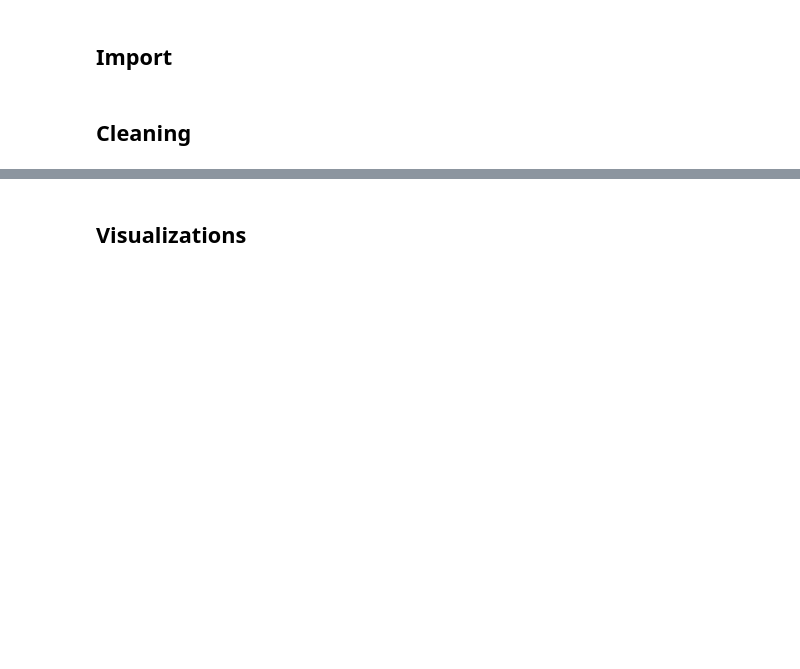
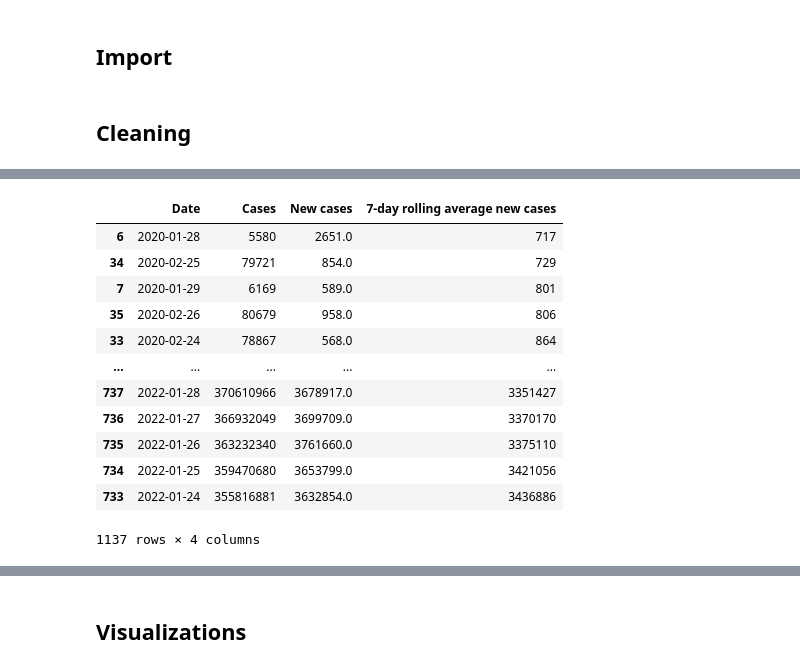
Before and after one commit to talus-analytics-bus/covid-amp-analysis, a Jupyter notebook: visualizations.ipynb, the cells around one changed output, grey strips where cells are left out. Saved outputs shown, nothing was run; the diff lists cells and outputs as text; code cells hidden in the pictures; blank space fills up the shorter version.

```diff
--- a/visualizations.ipynb
+++ b/visualizations.ipynb
@@ -74,0 +86,29 @@ full.to_csv('processed/airtable_cleaned_033123.csv')
+# %%
+# To datetime
+global_cases['Date']= pd.to_datetime(global_cases['Date'])
+
+# Global-level
+global_cases = global_cases.groupby(['Date']).sum().reset_index()
+# %%
+global_cases['New cases'] = global_cases['Cases'].diff().fillna(0)
+# %%
+global_cases['7-day rolling average new cases'] = global_cases['New cases'].rolling(window=7).mean().reset_index(0,drop=True)
+# %%
+global_cases = global_cases.dropna()
+global_cases['7-day rolling average new cases'] = global_cases['7-day rolling average new cases'].astype(int)
+# %%
+global_cases.sort_values(by='7-day rolling average new cases')
+# %% [output]
+|  | Date | Cases | New cases | 7-day rolling average new cases |
+| 6 | 2020-01-28 | 5580 | 2651.0 | 717 |
+| 34 | 2020-02-25 | 79721 | 854.0 | 729 |
+| 7 | 2020-01-29 | 6169 | 589.0 | 801 |
+| 35 | 2020-02-26 | 80679 | 958.0 | 806 |
+| 33 | 2020-02-24 | 78867 | 568.0 | 864 |
+| ... | ... | ... | ... | ... |
+| 737 | 2022-01-28 | 370610966 | 3678917.0 | 3351427 |
+| 736 | 2022-01-27 | 366932049 | 3699709.0 | 3370170 |
+| 735 | 2022-01-26 | 363232340 | 3761660.0 | 3375110 |
+| 734 | 2022-01-25 | 359470680 | 3653799.0 | 3421056 |
+| 733 | 2022-01-24 | 355816881 | 3632854.0 | 3436886 |
+1137 rows × 4 columns
```
Also changed, not shown: parts of 15 cells of this notebook, 1 other file.
